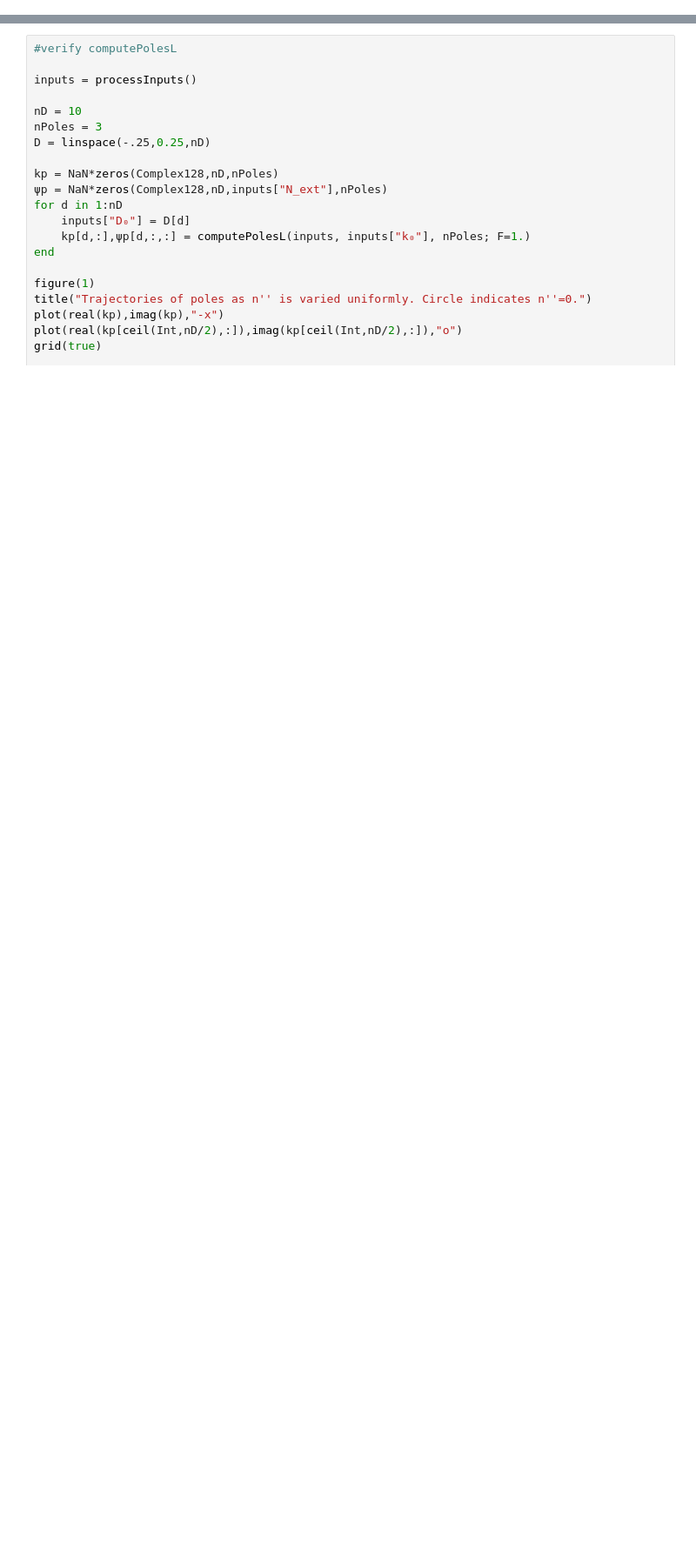
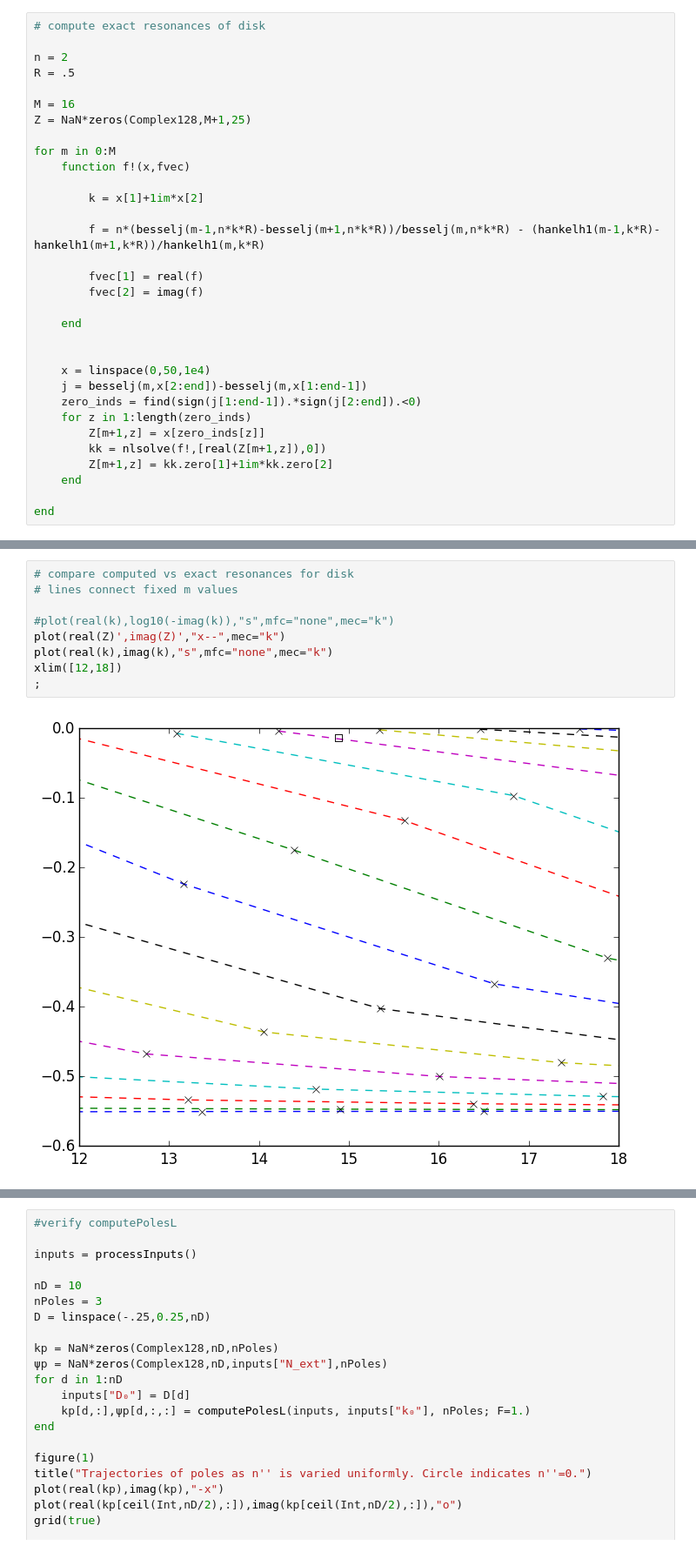
Before and after one commit to wrs28/SALT_1d, a Jupyter notebook: SALT_TEST_2D.ipynb, the cells around one changed output, grey strips where cells are left out. Shown at 87% size. Drawn from its saved outputs; the diff is of its cells as text; blank space fills up the shorter version.

```diff
--- a/SALT_TEST_2D.ipynb
+++ b/SALT_TEST_2D.ipynb
@@ -26,3 +27,35 @@ perm = sortperm(conj(k),by=imag)
 k = k[perm]
 ψ_plot = ψ_plot[perm,:,:]
 ;
+# %%
+# compute exact resonances of disk
+
+n = 2
+R = .5
+
+M = 16
+Z = NaN*zeros(Complex128,M+1,25)
+
+for m in 0:M
+    function f!(x,fvec)
+
+        k = x[1]+1im*x[2]
+
+        f = n*(besselj(m-1,n*k*R)-besselj(m+1,n*k*R))/besselj(m,n*k*R) - (hankelh1(m-1,k*R)-hankelh1(m+1,k*R))/hankelh1(m,k*R)
+
+        fvec[1] = real(f)
+        fvec[2] = imag(f)
+
+    end
+
+
+    x = linspace(0,50,1e4)
+    j = besselj(m,x[2:end])-besselj(m,x[1:end-1])
+    zero_inds = find(sign(j[1:end-1]).*sign(j[2:end]).<0)
+    for z in 1:length(zero_inds)
+        Z[m+1,z] = x[zero_inds[z]]
+        kk = nlsolve(f!,[real(Z[m+1,z]),0])
+        Z[m+1,z] = kk.zero[1]+1im*kk.zero[2]
+    end
+
+end
@@ -29,3 +82,14 @@ k = k[perm]
+# %%
+# compare computed vs exact resonances for disk
+# lines connect fixed m values
+
+#plot(real(k),log10(-imag(k)),"s",mfc="none",mec="k")
+plot(real(Z)',imag(Z)',"x--",mec="k")
+plot(real(k),imag(k),"s",mfc="none",mec="k")
+xlim([12,18])
+;
+# %% [output]
+[figure, added]
 # %%
 # plot results of computePolesL wavefunctions
 
```
Also changed, not shown: parts of 4 cells of this notebook, 3 other files.
